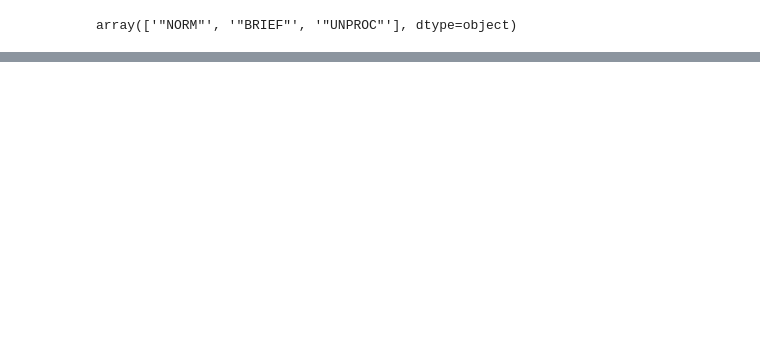
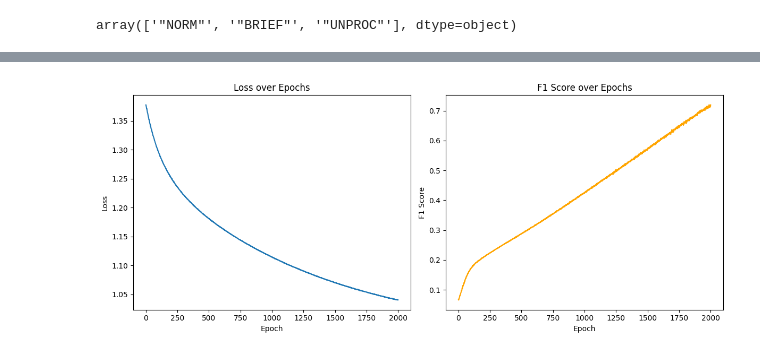
Before and after one commit to Tyroneskii/Reuters, a Jupyter notebook: reuters copy.ipynb, the cells around one changed output, grey strips where cells are left out. Saved outputs shown, nothing was run; the diff lists cells and outputs as text; code cells hidden in the pictures; blank space fills up the shorter version.

Commit message:
Fertiges Modell

```diff
--- a/reuters copy.ipynb
+++ b/reuters copy.ipynb
@@ -221,7 +243,7 @@ def get_embeddings_batch(texts, batch_size=8):
     all_embeddings = []
 
     # Erstelle einen DataLoader für die Batch-Verarbeitung
-    text_loader = DataLoader(texts, batch_size=batch_size, num_workers=4)
+    text_loader = DataLoader(texts, batch_size=batch_size)
 
     for batch in text_loader:
         # Tokenisiere und kodiere den Batch von Texten
@@ -238,11 +260,12 @@ def get_embeddings_batch(texts, batch_size=8):
             outputs = model(**encoded_input)
 
         # Extrahiere die Embeddings und füge sie zur Liste hinzu
-        embeddings = outputs.last_hidden_state
+        embeddings = outputs.last_hidden_state[:, 0, :]
         all_embeddings.append(embeddings)
 
     # Kombiniere alle Embeddings zu einem Tensor
     all_embeddings = torch.cat(all_embeddings, dim=0)
     return all_embeddings
 
-embeddings = get_embeddings_batch(train_df_test["text"].tolist())
+text_embeddings = get_embeddings_batch(train_df["text"].tolist())
+title_embeddings = get_embeddings_batch(train_df["title"].tolist())
@@ -253,0 +280,7 @@ torch.Size([100, 512, 768])
+# %%
+# Create List of all Col Names where dtype is numerical
+numerical_columns = [col for col in train_df.columns if train_df[col].dtype != "object"]
+# %%
+numerical_columns# Kombinieren von Text- und Titel-Embeddings mit den numerischen Features
+numerical_features = torch.tensor(train_df[numerical_columns].values, dtype=torch.float32)
+input_features = torch.cat([text_embeddings, title_embeddings, numerical_features], dim=1)
@@ -253,0 +328,66 @@ torch.Size([100, 512, 768])
+# %%
+from sklearn.metrics import f1_score
+import matplotlib.pyplot as plt
+
+# Beispiel-Setup für das Training
+from torch.optim.lr_scheduler import ReduceLROnPlateau
+model = MultiLabelClassifier(input_dim=input_features.shape[1], num_classes=len(train_topics_list))
+optimizer = torch.optim.Adam(model.parameters(), lr=1e-5)
+
+# Berechne die Gewichtung für jede Klasse basierend auf der Häufigkeit
+class_counts = train_df[train_topics_list].sum(axis=0)
+total_counts = len(train_df)
+pos_weight = (total_counts - class_counts) / class_counts
+
+# Verwende pos_weight im Loss
+criterion = nn.BCEWithLogitsLoss(pos_weight=torch.tensor(pos_weight.values, dtype=torch.float32))
+# Listen zum Speichern der Loss- und F1-Werte pro Epoche
+loss_values = []
+f1_scores = []
+
+num_epochs = 2000
+for epoch in range(num_epochs):
+    model.train()
+
+    # Forward Pass
+    outputs = model(input_features)
+    loss = criterion(outputs, torch.tensor(train_df[train_topics_list].values, dtype=torch.float32))
+
+    # Backward Pass and Optimization
+    optimizer.zero_grad()
+    loss.backward()
+    optimizer.step()
+
+    # Speichere den Loss-Wert für die aktuelle Epoche
+    loss_values.append(loss.item())
+
+    # Berechne F1-Score basierend auf den Vorhersagen und den tatsächlichen Labels
+    predicted_labels = (outputs > 0.5).float().cpu().numpy()  # Schwelle bei 0.5 (anpassbar)
+    true_labels = train_df[train_topics_list].values
+    f1 = f1_score(true_labels, predicted_labels, average='macro')  # Macro-F1-Score für Multi-Label
+    f1_scores.append(f1)
+
+    # Optional: nur alle 100 Epochen den Loss und F1 drucken
+    if (epoch + 1) % 100 == 0:
+        print(f'Epoch [{epoch+1}/{num_epochs}], Loss: {loss.item():.4f}, F1 Score: {f1:.4f}')
+
+# Plot Loss und F1-Score über die Epochen
+plt.figure(figsize=(12, 5))
+
+# Loss-Verlauf plotten
+plt.subplot(1, 2, 1)
+plt.plot(range(1, num_epochs + 1), loss_values, label="Loss")
+plt.xlabel("Epoch")
+plt.ylabel("Loss")
+plt.title("Loss over Epochs")
+
+# F1-Score-Verlauf plotten
+plt.subplot(1, 2, 2)
+plt.plot(range(1, num_epochs + 1), f1_scores, label="F1 Score", color='orange')
+plt.xlabel("Epoch")
+plt.ylabel("F1 Score")
+plt.title("F1 Score over Epochs")
+
+plt.tight_layout()
+plt.show()
+# %% [output]
@@ -253,0 +414 @@ torch.Size([100, 512, 768])
+[figure, added]
```
Also changed, not shown: parts of 20 cells of this notebook.
